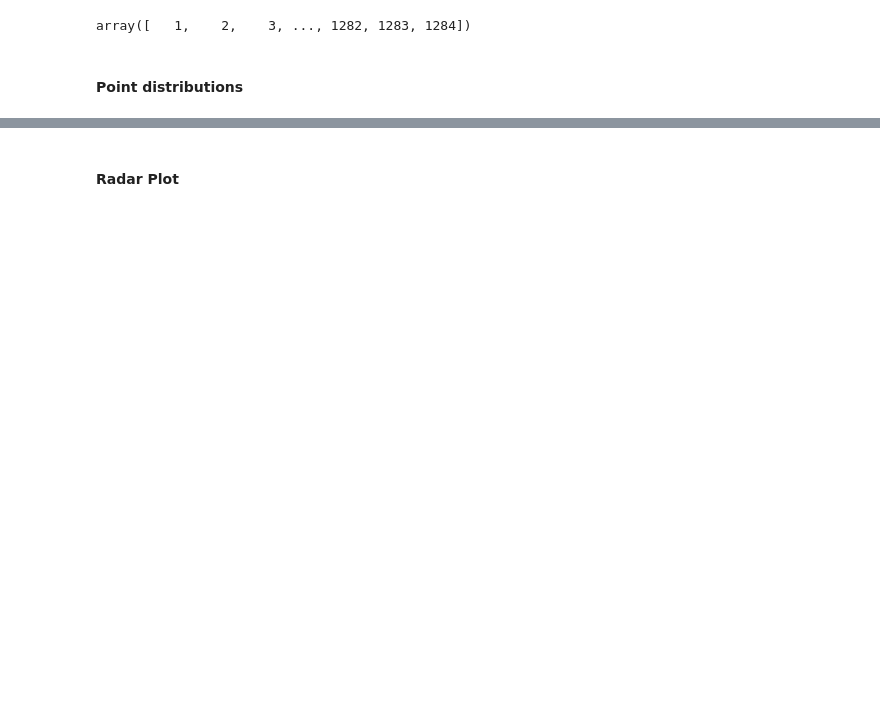
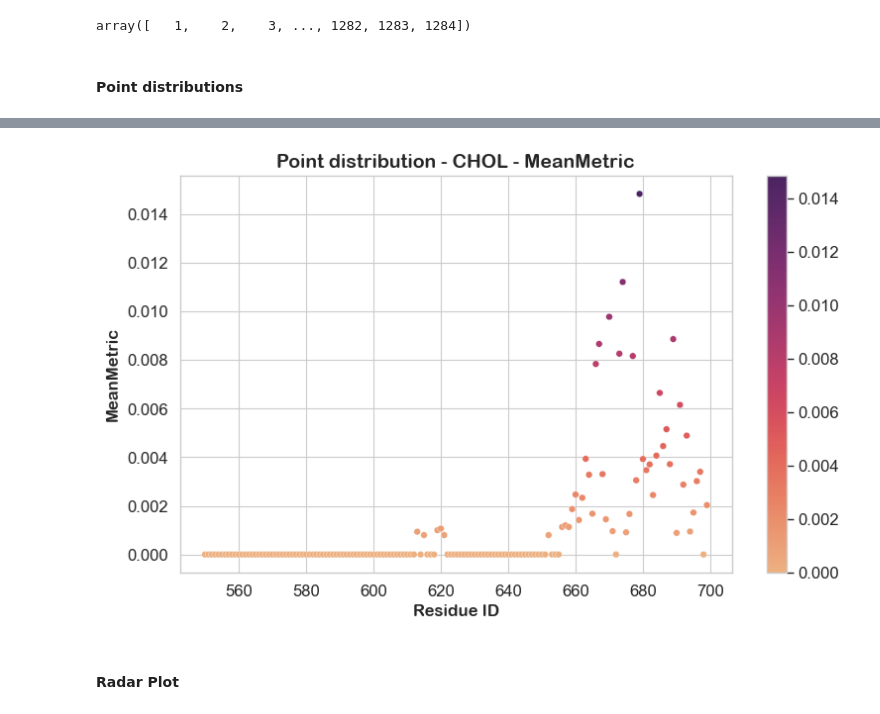
Before and after one commit to ProLint/prolint2, a Jupyter notebook: docs/notebooks/06_Generating_Plots.ipynb, the cells around one changed output, grey strips where cells are left out. Cells and saved outputs as stored; diff of their text form; code cells hidden in the pictures; blank space fills up the shorter version.

```diff
--- a/docs/notebooks/06_Generating_Plots.ipynb
+++ b/docs/notebooks/06_Generating_Plots.ipynb
@@ -5,21 +5,22 @@ from prolint2.sampledata import GIRKDataSample
 GIRK = GIRKDataSample()
 u = Universe(GIRK.coordinates, GIRK.trajectory)
 # %%
-# contacts = u.compute_contacts(cutoff=7)
+contacts = u.compute_contacts(cutoff=7)
 # %%
 u.query.residues.resids
 # %% [output]
 array([   1,    2,    3, ..., 1282, 1283, 1284])
 # %%
-# from prolint2.metrics.metrics import Metric, MeanMetric, SumMetric, MaxMetric
-# import numpy as np
+from prolint2.metrics.metrics import Metric, MeanMetric, SumMetric, MaxMetric
+import numpy as np
 
-# mean_instance = MeanMetric()
-# metric_instance = Metric(contacts, mean_instance)
-# mean_contacts = metric_instance.compute()
+mean_instance = MeanMetric()
+metric_instance = Metric(contacts, mean_instance)
+mean_contacts = metric_instance.compute()
 # %% [markdown]
 #### Point distributions
 # %%
-# from prolint2.plotting import PointDistribution
-# PD = PointDistribution(u, mean_contacts, fig_size=(8, 5))
-# PD.create_plot(lipid_type='CHOL', metric_name='MeanMetric', linewidth=0.24, palette='flare', res_ids=range(550, 700))
+from prolint2.plotting import PointDistribution
+PD = PointDistribution(u, mean_contacts, fig_size=(8, 5))
+PD.create_plot(lipid_type='CHOL', metric_name='MeanMetric', linewidth=0.24, palette='flare', res_ids=range(550, 700))
+# %% [output]
@@ -26 +28,2 @@ array([   1,    2,    3, ..., 1282, 1283, 1284])
+[figure, added]
 # %%
```
Also changed, not shown: parts of 17 cells of this notebook, 2 other files.
